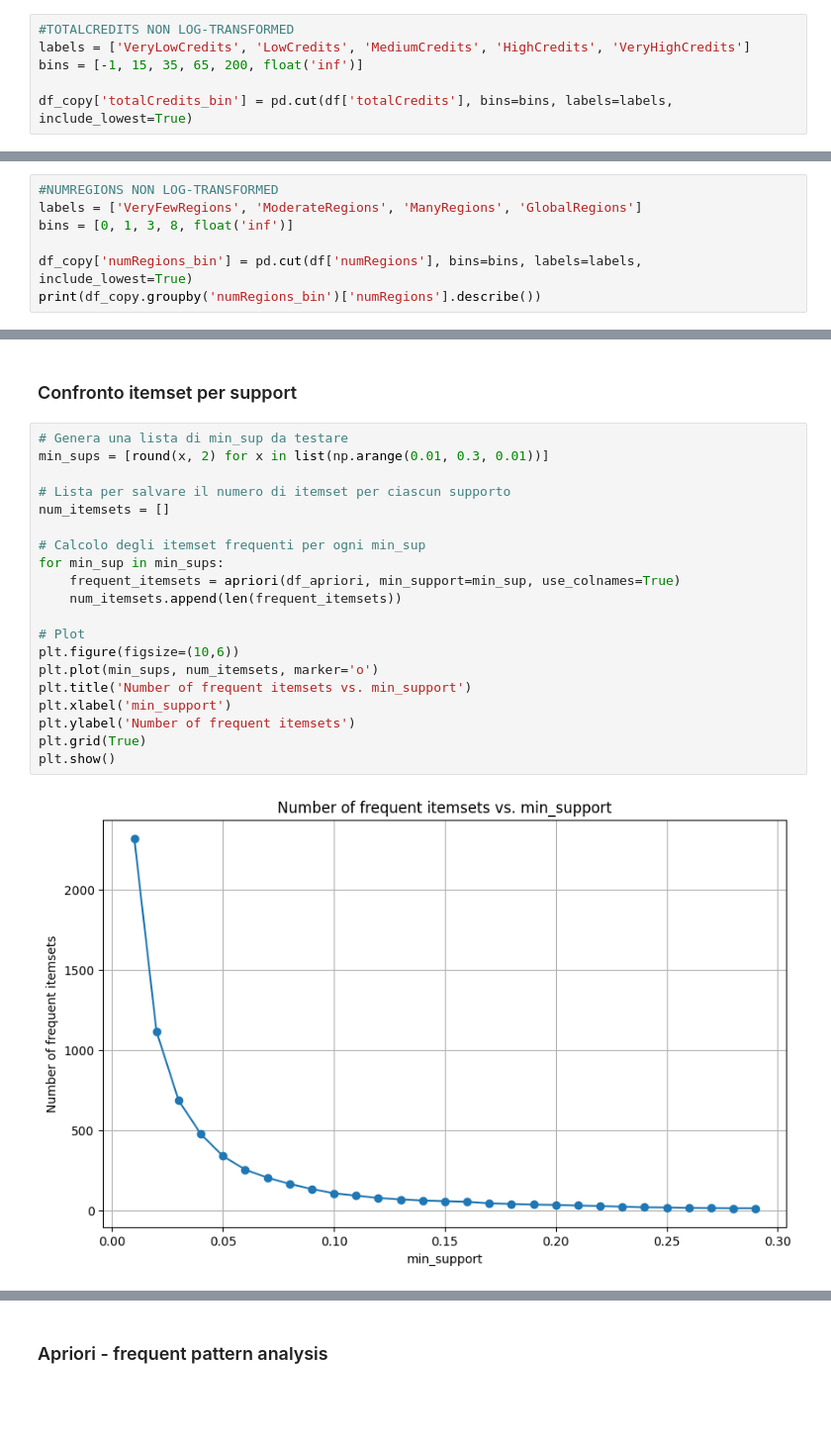
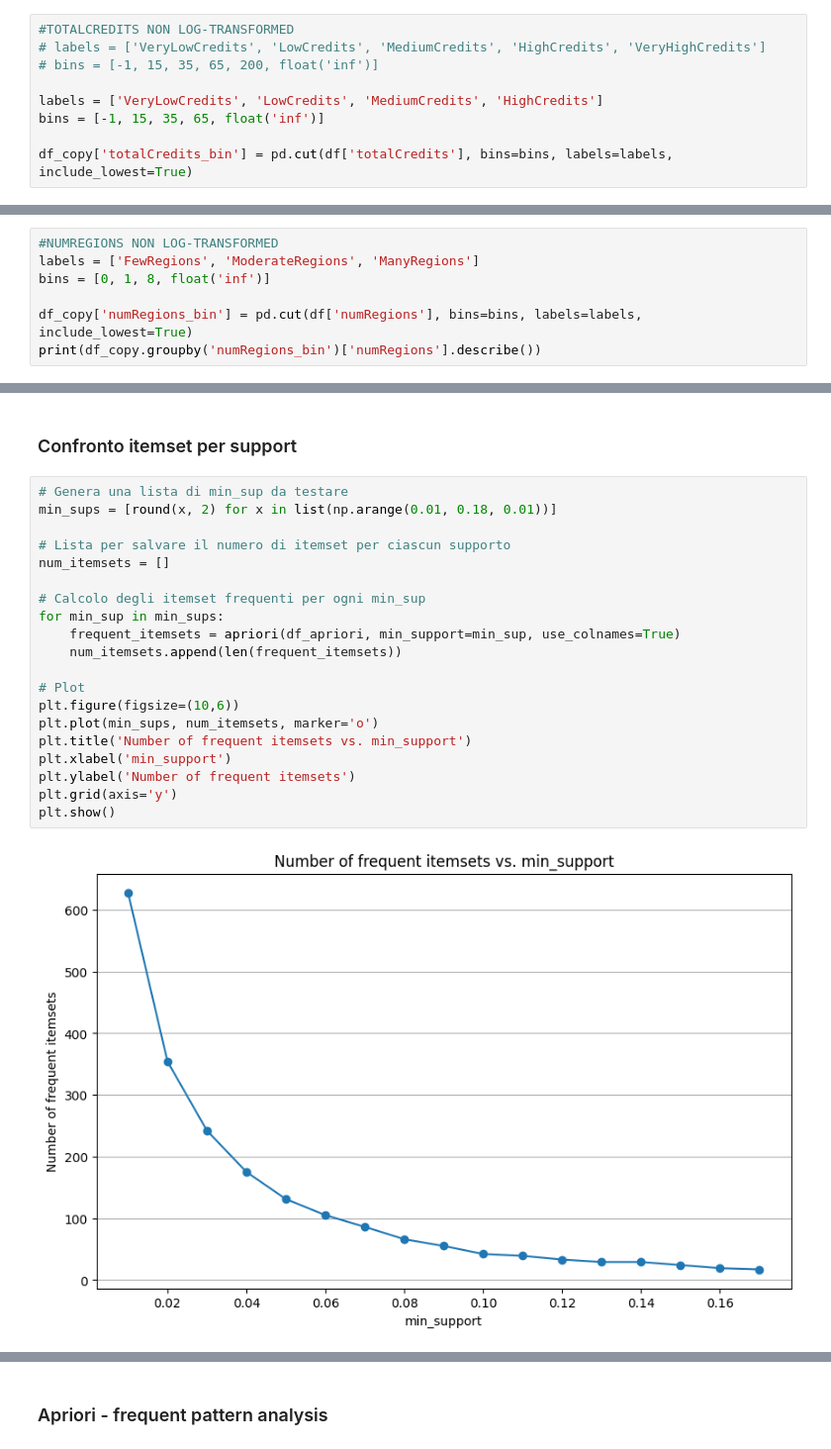
Before and after one commit to ChefBB/data_mining_1, a Jupyter notebook: code/pattern_mining.ipynb, the cells around one changed output, grey strips where cells are left out. Shown: that part at 99% size. Saved outputs shown, nothing was run; the diff lists cells and outputs as text; blank space fills up the shorter version.

```diff
--- a/code/pattern_mining.ipynb
+++ b/code/pattern_mining.ipynb
@@ -322,8 +332,11 @@ post-2020      2024.0
 # print(df_copy.groupby('log_totalCredits_bin')['totalCredits'].describe())
 # %%
 #TOTALCREDITS NON LOG-TRANSFORMED
-labels = ['VeryLowCredits', 'LowCredits', 'MediumCredits', 'HighCredits', 'VeryHighCredits']
-bins = [-1, 15, 35, 65, 200, float('inf')]
+# labels = ['VeryLowCredits', 'LowCredits', 'MediumCredits', 'HighCredits', 'VeryHighCredits']
+# bins = [-1, 15, 35, 65, 200, float('inf')]
+
+labels = ['VeryLowCredits', 'LowCredits', 'MediumCredits', 'HighCredits']
+bins = [-1, 15, 35, 65, float('inf')]
 
 df_copy['totalCredits_bin'] = pd.cut(df['totalCredits'], bins=bins, labels=labels, include_lowest=True)
 # %%
@@ -418,8 +429,8 @@ ExtensiveCriticReviews  108.5  439.0
 # print(df_copy.groupby('log_numRegions_bin')['numRegions'].describe())
 # %%
 #NUMREGIONS NON LOG-TRANSFORMED
-labels = ['VeryFewRegions', 'ModerateRegions', 'ManyRegions', 'GlobalRegions']
-bins = [0, 1, 3, 8, float('inf')]
+labels = ['FewRegions', 'ModerateRegions', 'ManyRegions']
+bins = [0, 1, 8, float('inf')]
 
 df_copy['numRegions_bin'] = pd.cut(df['numRegions'], bins=bins, labels=labels, include_lowest=True)
 print(df_copy.groupby('numRegions_bin')['numRegions'].describe())
@@ -659,23 +710,23 @@ print(df_apriori.head())
 ### Confronto itemset per support
 # %%
 # Genera una lista di min_sup da testare
-min_sups = [round(x, 2) for x in list(np.arange(0.01, 0.3, 0.01))]
+min_sups = [round(x, 2) for x in list(np.arange(0.01, 0.18, 0.01))]
 
 # Lista per salvare il numero di itemset per ciascun supporto
 num_itemsets = []
 
 # Calcolo degli itemset frequenti per ogni min_sup
 for min_sup in min_sups:
     frequent_itemsets = apriori(df_apriori, min_support=min_sup, use_colnames=True)
     num_itemsets.append(len(frequent_itemsets))
 
 # Plot
 plt.figure(figsize=(10,6))
 plt.plot(min_sups, num_itemsets, marker='o')
 plt.title('Number of frequent itemsets vs. min_support')
 plt.xlabel('min_support')
 plt.ylabel('Number of frequent itemsets')
-plt.grid(True)
+plt.grid(axis='y')
 plt.show()
 # %% [output]
-[figure, old version]
+[figure, new version]
```
Also changed, not shown: parts of 26 cells of this notebook.
